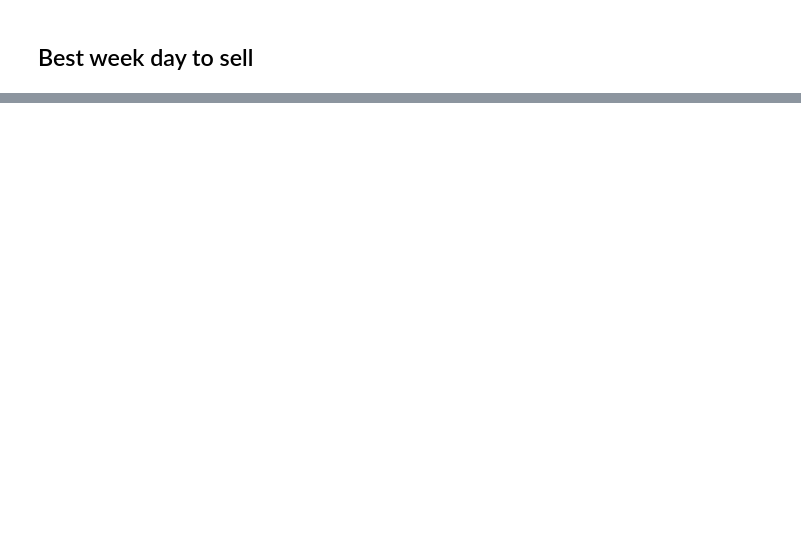
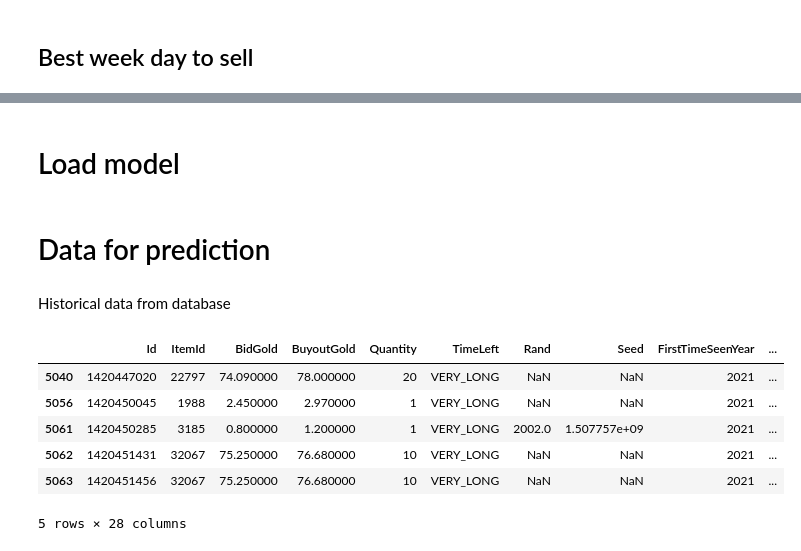
Before and after one commit to AngelUrq/AuctionClassicDS, a Jupyter notebook: Notebook.ipynb, the cells around one changed output, grey strips where cells are left out. Drawn from its saved outputs; the diff is of its cells as text; code cells hidden in the pictures; blank space fills up the shorter version.

Commit message:
Prediction script added

```diff
--- a/Notebook.ipynb
+++ b/Notebook.ipynb
@@ -278,0 +292,2 @@ plot = sns.barplot(x='WeekDay', y='Counts', data=count_items)
+# %% [markdown]
+# Load model
@@ -278,0 +299,23 @@ plot = sns.barplot(x='WeekDay', y='Counts', data=count_items)
+# %% [markdown]
+# Data for prediction
+# %% [markdown]
+Historical data from database
+# %%
+result, headers = get_data(sql, config)
+
+df_historical = pd.DataFrame.from_records(result, columns=headers)
+df_historical = df_historical[df_historical['BuyoutGold'] > 0]
+df_historical = df_historical[df_historical['TimeLeft'] == 'VERY_LONG']
+df_historical.loc[:,'Sold'] = df_historical['TimesSeen'] <= 12
+df_historical['UnitPrice'] = df_historical['BuyoutGold'] / df_historical['Quantity']
+df_historical = df_historical[df_historical['Sold'] == True]
+
+df_historical.head()
+# %% [output]
+|  | Id | ItemId | BidGold | BuyoutGold | Quantity | TimeLeft | Rand | Seed | FirstTimeSeenYear | ... |
+| 5040 | 1420447020 | 22797 | 74.090000 | 78.000000 | 20 | VERY_LONG | NaN | NaN | 2021 | ... |
+| 5056 | 1420450045 | 1988 | 2.450000 | 2.970000 | 1 | VERY_LONG | NaN | NaN | 2021 | ... |
+| 5061 | 1420450285 | 3185 | 0.800000 | 1.200000 | 1 | VERY_LONG | 2002.0 | 1.507757e+09 | 2021 | ... |
+| 5062 | 1420451431 | 32067 | 75.250000 | 76.680000 | 10 | VERY_LONG | NaN | NaN | 2021 | ... |
+| 5063 | 1420451456 | 32067 | 75.250000 | 76.680000 | 10 | VERY_LONG | NaN | NaN | 2021 | ... |
+5 rows × 28 columns
```
Also changed, not shown: parts of 66 cells of this notebook, 4 other files.
